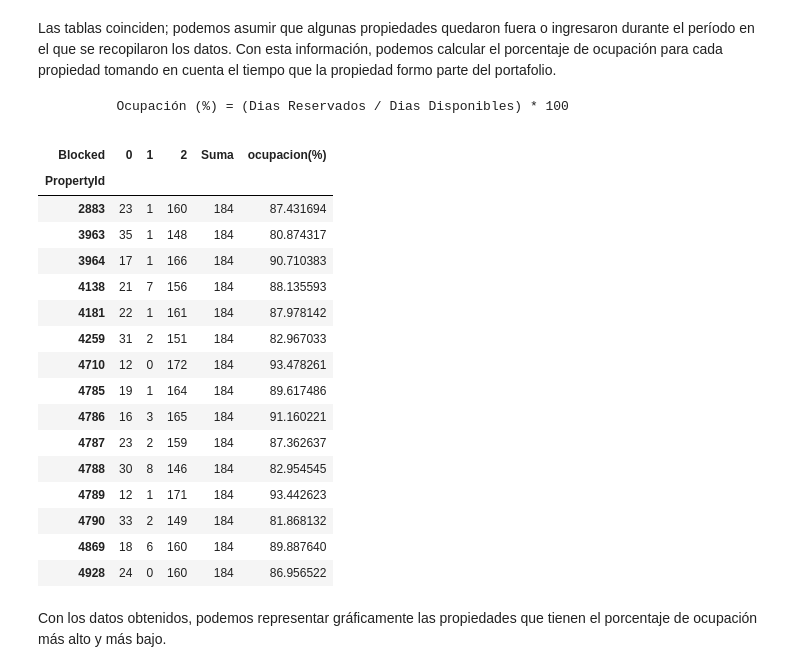
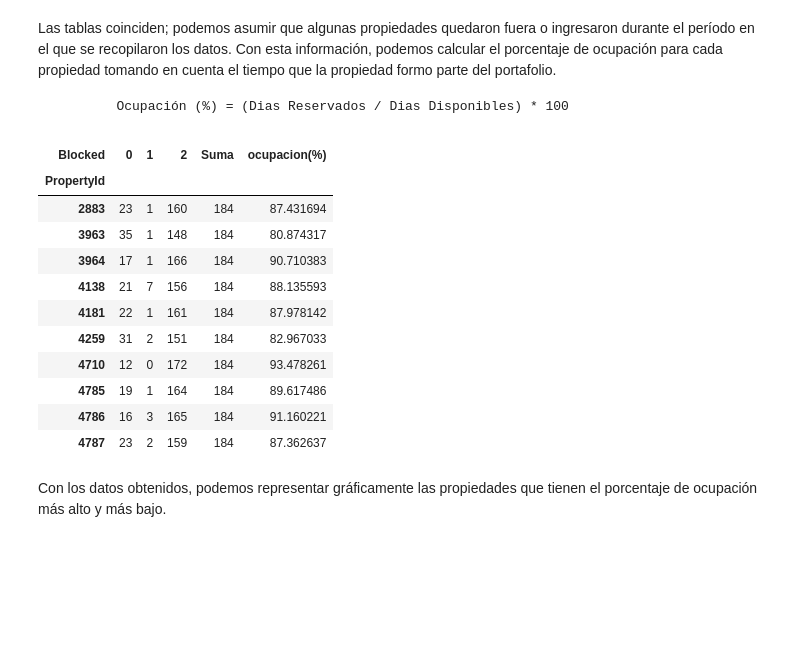
Before and after one commit to davidsosaolea/Stay-Unique, a Jupyter notebook: Gestión de propiedades y reservas_2 copy.ipynb, the cells around one changed output. Saved outputs shown, nothing was run; the diff lists cells and outputs as text; code cells hidden in the pictures; blank space fills up the shorter version.

```diff
--- a/Gestión de propiedades y reservas_2 copy.ipynb
+++ b/Gestión de propiedades y reservas_2 copy.ipynb
@@ -240,25 +239,20 @@ Las tablas coinciden; podemos asumir que algunas propiedades quedaron fuera o in
 # %%
 # calculo de ocupacion
 resumen['ocupacion(%)'] = (resumen[2] / (resumen['Suma'] - resumen[1])) * 100
-resumen.head(15)
+resumen.head(10)
 # %% [output]
 | Blocked | 0 | 1 | 2 | Suma | ocupacion(%) |
 | PropertyId |  |  |  |  |  |
 | 2883 | 23 | 1 | 160 | 184 | 87.431694 |
 | 3963 | 35 | 1 | 148 | 184 | 80.874317 |
 | 3964 | 17 | 1 | 166 | 184 | 90.710383 |
 | 4138 | 21 | 7 | 156 | 184 | 88.135593 |
 | 4181 | 22 | 1 | 161 | 184 | 87.978142 |
 | 4259 | 31 | 2 | 151 | 184 | 82.967033 |
 | 4710 | 12 | 0 | 172 | 184 | 93.478261 |
 | 4785 | 19 | 1 | 164 | 184 | 89.617486 |
 | 4786 | 16 | 3 | 165 | 184 | 91.160221 |
 | 4787 | 23 | 2 | 159 | 184 | 87.362637 |
-| 4788 | 30 | 8 | 146 | 184 | 82.954545 |
-| 4789 | 12 | 1 | 171 | 184 | 93.442623 |
-| 4790 | 33 | 2 | 149 | 184 | 81.868132 |
-| 4869 | 18 | 6 | 160 | 184 | 89.887640 |
-| 4928 | 24 | 0 | 160 | 184 | 86.956522 |
 # %% [markdown]
 Con los datos obtenidos, podemos representar gráficamente las propiedades que tienen el porcentaje de ocupación más alto y más bajo.
 # %%
```
Also changed, not shown: parts of 16 cells of this notebook, 2 other files.
